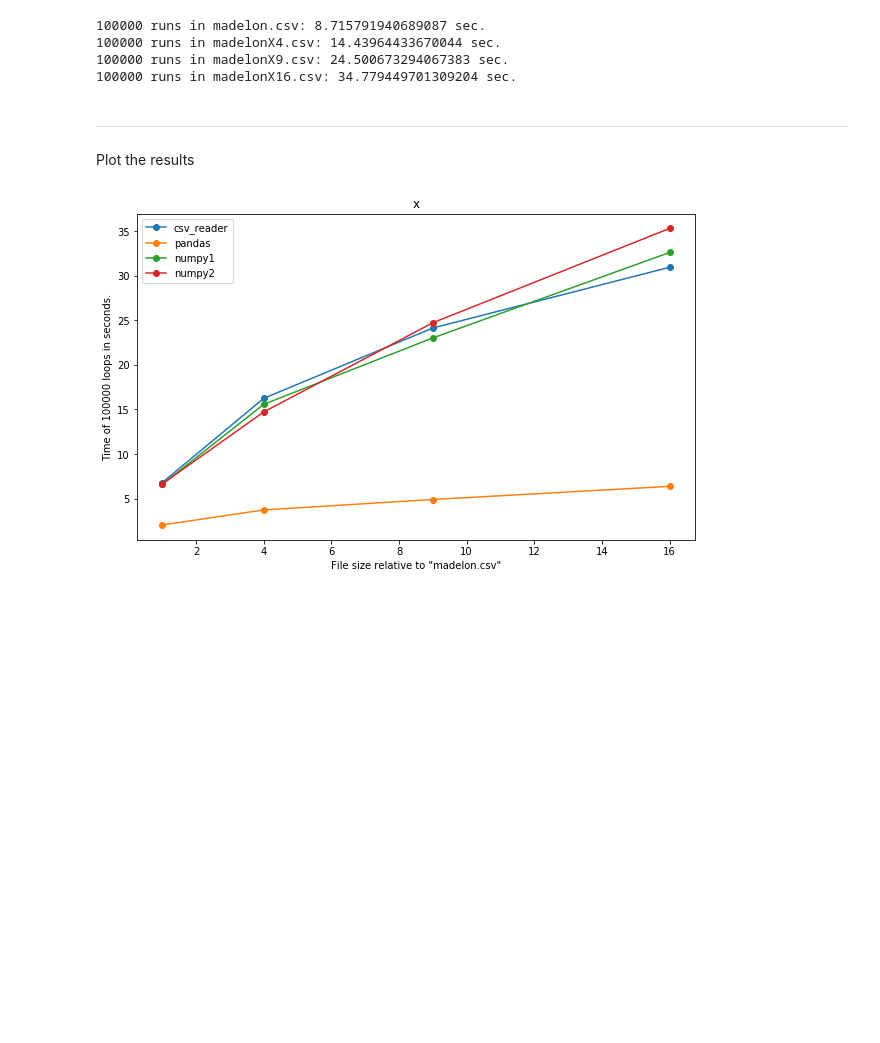
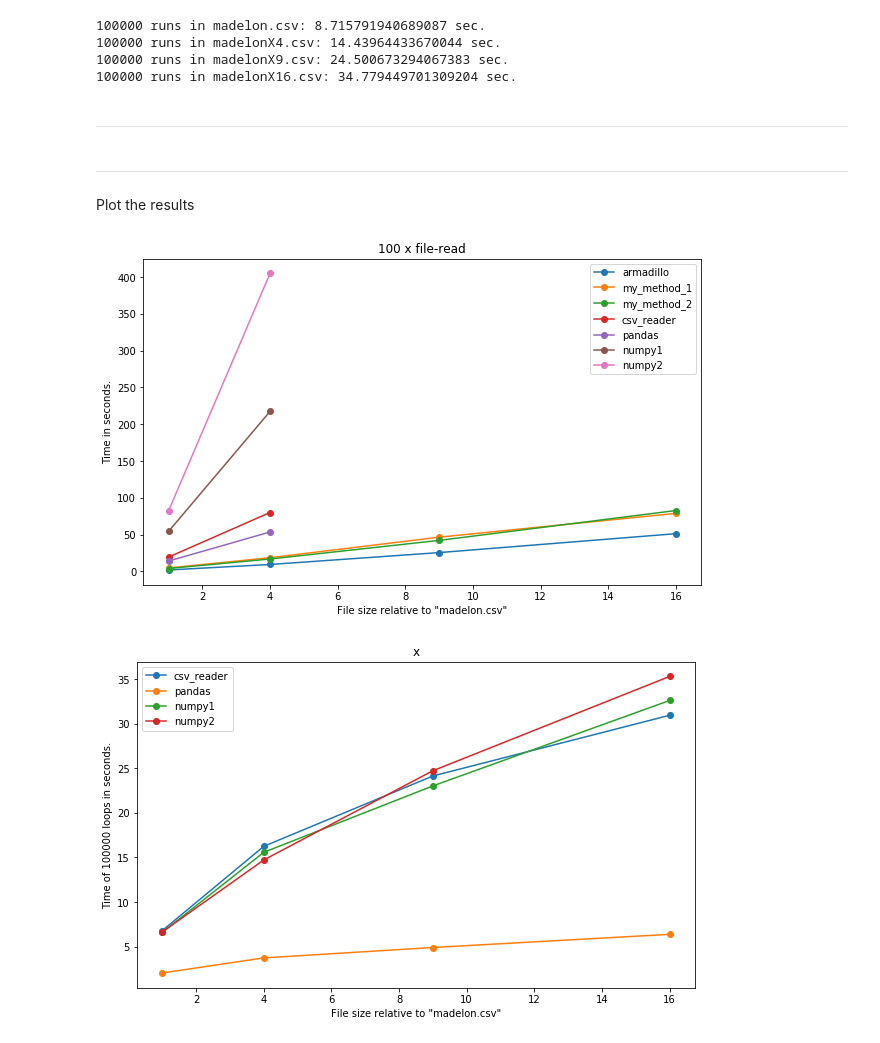
Before and after one commit to olszewskip/MDFS_playground, a Jupyter notebook: C/read_csv/timing/timing_results.ipynb, the cells around one changed output. Cells and saved outputs as stored; diff of their text form; code cells hidden in the pictures; blank space fills up the shorter version.

```diff
--- a/C/read_csv/timing/timing_results.ipynb
+++ b/C/read_csv/timing/timing_results.ipynb
@@ -368,3 +329,5 @@ for i in range(4):
 100000 runs in madelonX4.csv: 14.43964433670044 sec.
 100000 runs in madelonX9.csv: 24.500673294067383 sec.
 100000 runs in madelonX16.csv: 34.779449701309204 sec.
+# %% [markdown]
+---
@@ -371,11 +337,15 @@ for i in range(4):
+# %%
+results_fileread =
 # %% [markdown]
 ---
 Plot the results
 # %%
-ax = results_fileread.reset_index().plot(x='index', y=results_readin.columns, marker='o', figsize = (10,6), title=f'{runsA} x file-read')
+ax = results_fileread.reset_index().plot(x='index', y=results_fileread.columns, marker='o', figsize = (10,6), title=f'{runsA} x file-read')
 ax.set_xlabel('File size relative to "madelon.csv"')
 ax.set_ylabel(f'Time in seconds.')
 plt.show()
+# %% [output]
+[figure, added]
 # %%
 ax = results_columns.reset_index().plot(x='index', y=results_columns.columns, marker='o', figsize = (10,6), title=f'{runsB/1000}k x column-return')
 ax.set_xlabel('File size relative to "madelon.csv"')
```
Also changed, not shown: parts of 38 cells of this notebook, 15 other files.
